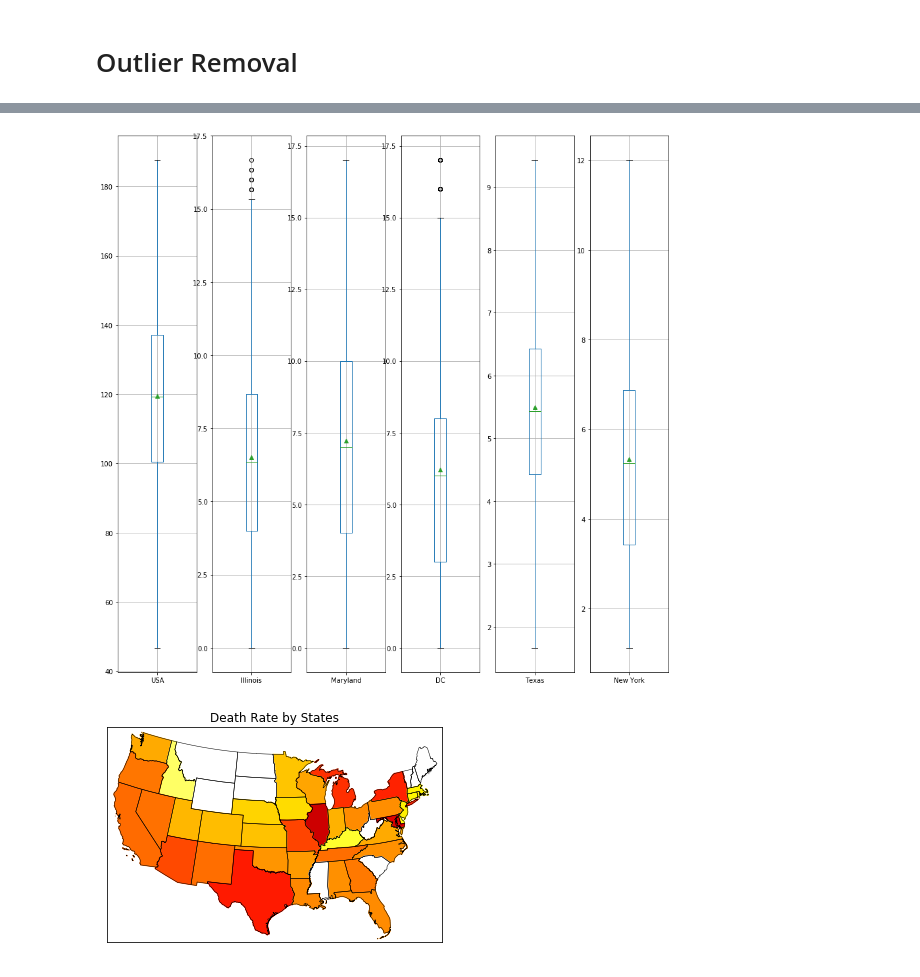
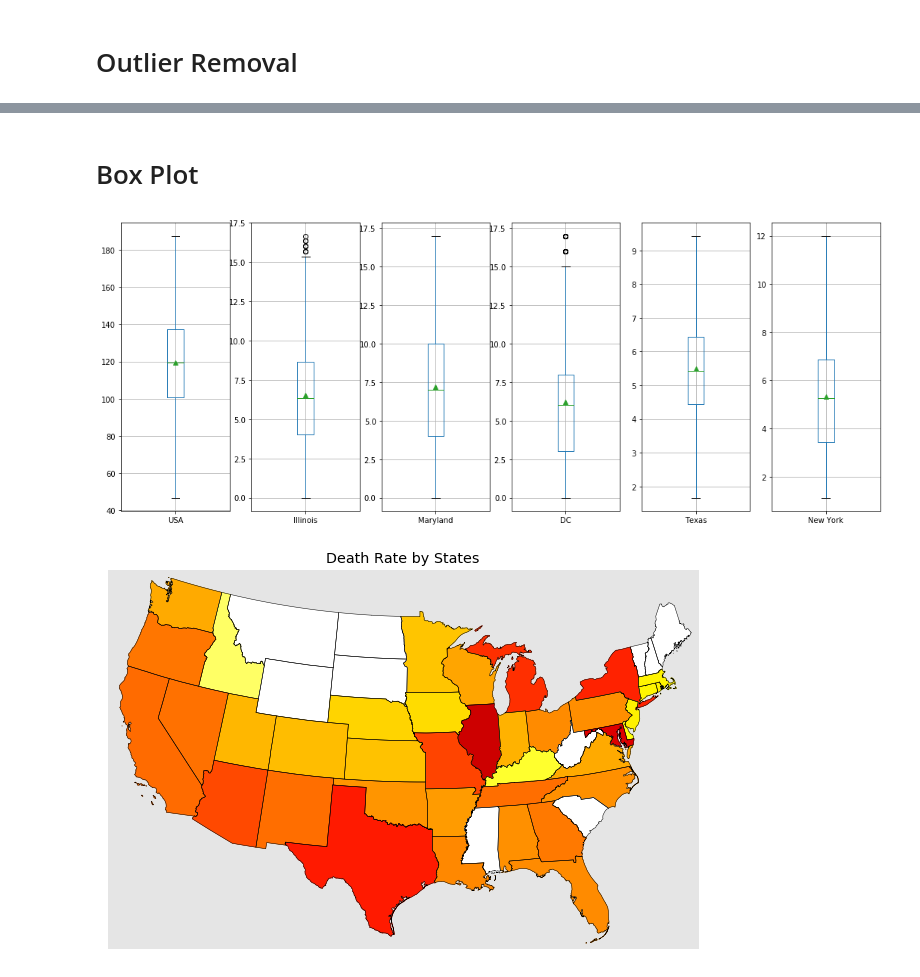
Before and after one commit to Ceolium/Statistics, a Jupyter notebook: Probabilities and Statistics.ipynb, the cells around one changed output, grey strips where cells are left out. Saved outputs shown, nothing was run; the diff lists cells and outputs as text; code cells hidden in the pictures.

```diff
--- a/Probabilities and Statistics.ipynb
+++ b/Probabilities and Statistics.ipynb
@@ -98,0 +88,28 @@ plt.show()
+# %%
+plt.style.use('ggplot')
+plt.figure(figsize=(18,18))
+plt.subplot(611)
+m_USA.plot(kind='line', linewidth=0.4, color='b')
+plt.xlabel("Time")
+plt.title("USA Death Rate")
+plt.subplot(612)
+m_Illi.plot(kind='line', linewidth=0.4, color='r')
+plt.xlabel("Time")
+plt.title("Illinois")
+plt.subplot(613)
+m_Maryl.plot(kind='line', linewidth=0.4, color='r')
+plt.xlabel("Time")
+plt.title("Maryland")
+plt.subplot(614)
+m_DC.plot(kind='line', linewidth=0.4, color='r')
+plt.xlabel("Time")
+plt.title("DC")
+plt.subplot(615)
+m_Texas.plot(kind='line', linewidth=0.4, color='r')
+plt.xlabel("Time")
+plt.title("Texas")
+plt.subplot(616)
+m_New_york.plot(kind='line', linewidth=0.4, color='r')
+plt.xlabel("Time")
+plt.title("New York")
+plt.show()
@@ -99,43 +118,40 @@ plt.show()
+# %% [markdown]
+# Box Plot
 # %%
 box_usa = pd.DataFrame(m_USA)
 box_Illi = pd.DataFrame(m_Illi)
 box_Maryl = pd.DataFrame(m_Maryl)
 box_DC = pd.DataFrame(m_DC)
 box_Texas = pd.DataFrame(m_Texas)
 box_New_york = pd.DataFrame(m_New_york)
-plt.figure(figsize=(15,15))
+plt.figure(figsize=(18,7))
 plt.subplot(161)
 box_usa.boxplot(showmeans=True)
 plt.subplot(162)
 box_Illi.boxplot(showmeans=True)
 plt.subplot(163)
 box_Maryl.boxplot(showmeans=True)
 plt.subplot(164)
 box_DC.boxplot(showmeans=True)
 plt.subplot(165)
 box_Texas.boxplot(showmeans=True)
 plt.subplot(166)
 box_New_york.boxplot(showmeans=True)
 
 
 plt.show()
 # %% [output]
-[figure, old version]
+[figure, new version]
 # %%
-import numpy as np
-import matplotlib.pyplot as plt
 from mpl_toolkits.basemap import Basemap as Basemap
 from matplotlib.colors import rgb2hex
 from matplotlib.patches import Polygon
-# Lambert Conformal map of lower 48 states.
+
+plt.figure(figsize=(18,7))
 m = Basemap(llcrnrlon=-119,llcrnrlat=22,urcrnrlon=-64,urcrnrlat=49,
         projection='lcc',lat_1=33,lat_2=45,lon_0=-95)
-# draw state boundaries.
-# data from U.S Census Bureau
-# http://www.census.gov/geo/www/cob/st2000.html
+
 shp_info = m.readshapefile('/Users/daniel/Shp/st99_d00/st99_d00','states',drawbounds=True)
-# population density by state from
-# http://en.wikipedia.org/wiki/List_of_U.S._states_by_population_density
 
 For_map = per_state.sum(axis=0).round(2).to_dict()
 popdensity = For_map
@@ -162,13 +178,10 @@ for shapedict in m.states_info:
     # skip DC and Puerto Rico.
     if statename not in ['District of Columbia','Puerto Rico']:
         pop = popdensity[statename]
-        # calling colormap with value between 0 and 1 returns
-        # rgba value.  Invert color range (hot colors are high
-        # population), take sqrt root to spread out colors more.
         colors[statename] = cmap(1.-np.sqrt((pop-vmin)/(vmax-vmin)))[:3]
     statenames.append(statename)
-# cycle through state names, color each one.
-ax = plt.gca() # get current axes instance
+# cycle through state names, color each one
+ax = plt.gca()
 for nshape,seg in enumerate(m.states):
     # skip DC and Puerto Rico.
     if statenames[nshape] not in ['District of Columbia','Puerto Rico']:
@@ -179,4 +192,4 @@ plt.title('Death Rate by States')
 
 plt.show()
 # %% [output]
-[figure, old version]
+[figure, new version]
```
Also changed, not shown: parts of 11 cells of this notebook.
